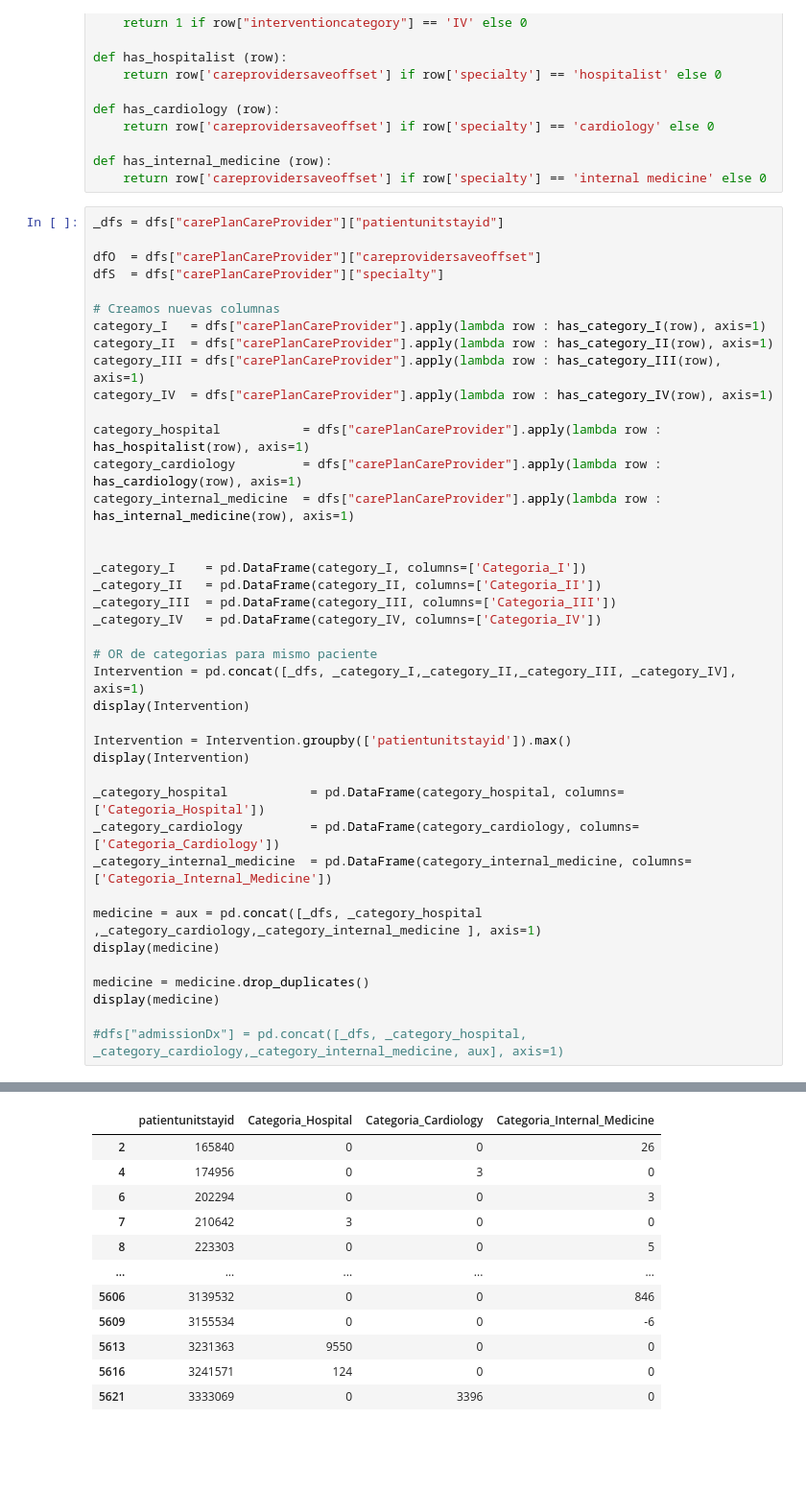
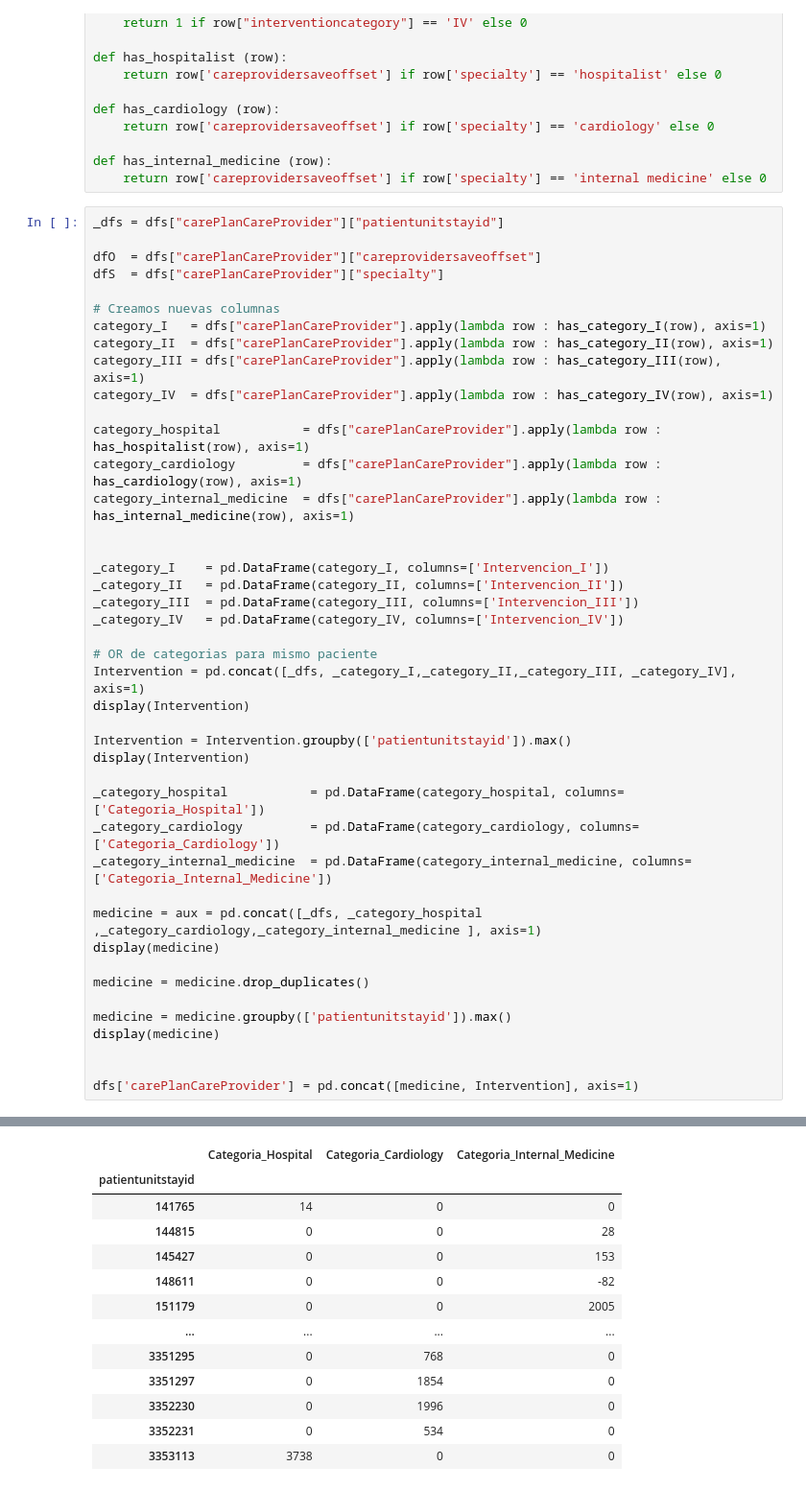
Before and after one commit to ThePylots/Reto1_Prediccion_Estancia_UCI, a Jupyter notebook: src/careplancareprovider_clean.ipynb, the cells around one changed output, grey strips where cells are left out. Shown at 96% size. Drawn from its saved outputs; the diff is of its cells as text; blank space fills up the shorter version.

```diff
--- a/src/careplancareprovider_clean.ipynb
+++ b/src/careplancareprovider_clean.ipynb
@@ -205,10 +205,10 @@ category_cardiology         = dfs["carePlanCareProvider"].apply(lambda row : has
 category_internal_medicine  = dfs["carePlanCareProvider"].apply(lambda row : has_internal_medicine(row), axis=1)
 
 
-_category_I    = pd.DataFrame(category_I, columns=['Categoria_I'])
-_category_II   = pd.DataFrame(category_II, columns=['Categoria_II'])
-_category_III  = pd.DataFrame(category_III, columns=['Categoria_III'])
-_category_IV   = pd.DataFrame(category_IV, columns=['Categoria_IV'])
+_category_I    = pd.DataFrame(category_I, columns=['Intervencion_I'])
+_category_II   = pd.DataFrame(category_II, columns=['Intervencion_II'])
+_category_III  = pd.DataFrame(category_III, columns=['Intervencion_III'])
+_category_IV   = pd.DataFrame(category_IV, columns=['Intervencion_IV'])
 
 # OR de categorias para mismo paciente
 Intervention = pd.concat([_dfs, _category_I,_category_II,_category_III, _category_IV], axis=1)
@@ -225,7 +225,10 @@ medicine = aux = pd.concat([_dfs, _category_hospital ,_category_cardiology,_cate
 display(medicine)
 
 medicine = medicine.drop_duplicates()
+
+medicine = medicine.groupby(['patientunitstayid']).max()
 display(medicine)
 
-#dfs["admissionDx"] = pd.concat([_dfs, _category_hospital, _category_cardiology,_category_internal_medicine, aux], axis=1)
+
+dfs['carePlanCareProvider'] = pd.concat([medicine, Intervention], axis=1)
 # %% [output]
@@ -272,12 +275,13 @@ display(medicine)
-|  | patientunitstayid | Categoria_Hospital | Categoria_Cardiology | Categoria_Internal_Medicine |
-| 2 | 165840 | 0 | 0 | 26 |
-| 4 | 174956 | 0 | 3 | 0 |
-| 6 | 202294 | 0 | 0 | 3 |
-| 7 | 210642 | 3 | 0 | 0 |
-| 8 | 223303 | 0 | 0 | 5 |
-| ... | ... | ... | ... | ... |
-| 5606 | 3139532 | 0 | 0 | 846 |
-| 5609 | 3155534 | 0 | 0 | -6 |
-| 5613 | 3231363 | 9550 | 0 | 0 |
-| 5616 | 3241571 | 124 | 0 | 0 |
-| 5621 | 3333069 | 0 | 3396 | 0 |
+|  | Categoria_Hospital | Categoria_Cardiology | Categoria_Internal_Medicine |
+| patientunitstayid |  |  |  |
+| 141765 | 14 | 0 | 0 |
+| 144815 | 0 | 0 | 28 |
+| 145427 | 0 | 0 | 153 |
+| 148611 | 0 | 0 | -82 |
+| 151179 | 0 | 0 | 2005 |
+| ... | ... | ... | ... |
+| 3351295 | 0 | 768 | 0 |
+| 3351297 | 0 | 1854 | 0 |
+| 3352230 | 0 | 1996 | 0 |
+| 3352231 | 0 | 534 | 0 |
+| 3353113 | 3738 | 0 | 0 |
```
Also changed, not shown: parts of 6 cells of this notebook.
